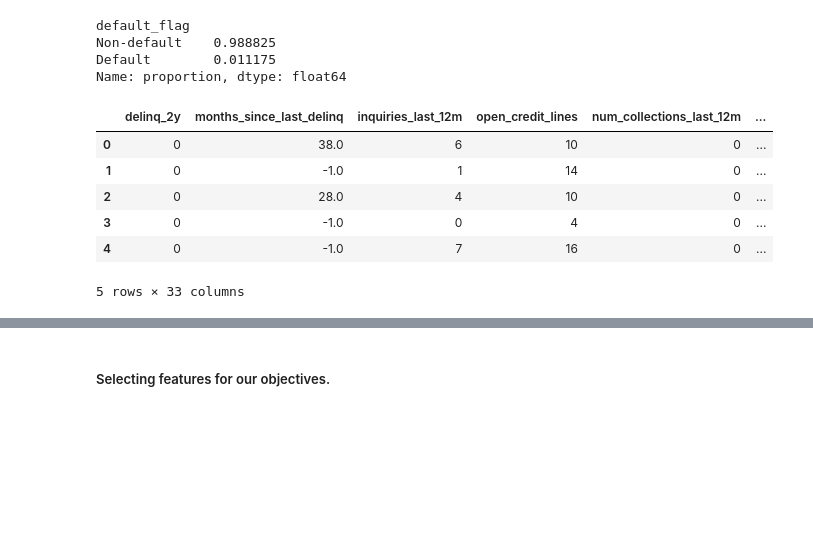
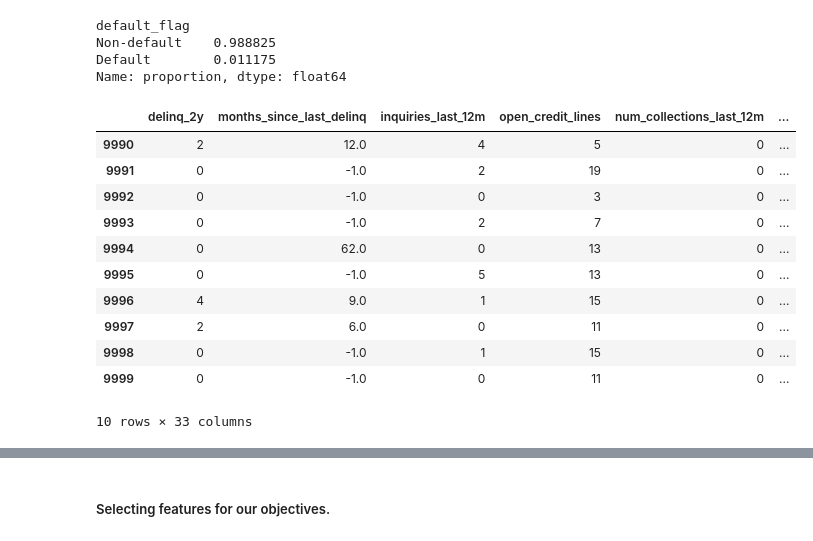
Before and after one commit to licaakwarteng/Credit-Risk-Decision-System, a Jupyter notebook: Credit_risk_decison_system.ipynb, the cells around one changed output, grey strips where cells are left out. Cells and saved outputs as stored; diff of their text form; code cells hidden in the pictures; blank space fills up the shorter version.

```diff
--- a/Credit_risk_decison_system.ipynb
+++ b/Credit_risk_decison_system.ipynb
@@ -536,16 +536,21 @@ Name: proportion, dtype: float64
 # %%
 # dropping some columns
 df_use = new_df.drop(['emp_title', 'emp_length', 'state', 'homeownership', 'debt_to_income', 'debt_to_income_joint', 'annual_income',
                       'annual_income_joint', 'total_credit_utilized', 'total_credit_limit', 'total_credit_lines', 'income_category',
                   'interest_rate', 'installment', 'grade', 'sub_grade', 'disbursement_method', 'verification_income_joint', 'verified_income',
                   'earliest_credit_line', 'issue_year', 'issue_month', 'issue_date', 'loan_status', 'income_verification', 'total_income',
                   'initial_listing_status','balance', 'paid_total', 'paid_principal', 'paid_interest', 'paid_late_fees'], axis=1)
-df_use.head()
+df_use.tail(10)
 # %% [output]
 |  | delinq_2y | months_since_last_delinq | inquiries_last_12m | open_credit_lines | num_collections_last_12m | ... |
-| 0 | 0 | 38.0 | 6 | 10 | 0 | ... |
-| 1 | 0 | -1.0 | 1 | 14 | 0 | ... |
-| 2 | 0 | 28.0 | 4 | 10 | 0 | ... |
-| 3 | 0 | -1.0 | 0 | 4 | 0 | ... |
-| 4 | 0 | -1.0 | 7 | 16 | 0 | ... |
+| 9990 | 2 | 12.0 | 4 | 5 | 0 | ... |
+| 9991 | 0 | -1.0 | 2 | 19 | 0 | ... |
+| 9992 | 0 | -1.0 | 0 | 3 | 0 | ... |
+| 9993 | 0 | -1.0 | 2 | 7 | 0 | ... |
+| 9994 | 0 | 62.0 | 0 | 13 | 0 | ... |
+| 9995 | 0 | -1.0 | 5 | 13 | 0 | ... |
+| 9996 | 4 | 9.0 | 1 | 15 | 0 | ... |
+| 9997 | 2 | 6.0 | 0 | 11 | 0 | ... |
+| 9998 | 0 | -1.0 | 1 | 15 | 0 | ... |
+| 9999 | 0 | -1.0 | 0 | 11 | 0 | ... |
-5 rows × 33 columns
+10 rows × 33 columns
```
Also changed, not shown: parts of 10 cells of this notebook, 3 other files.
